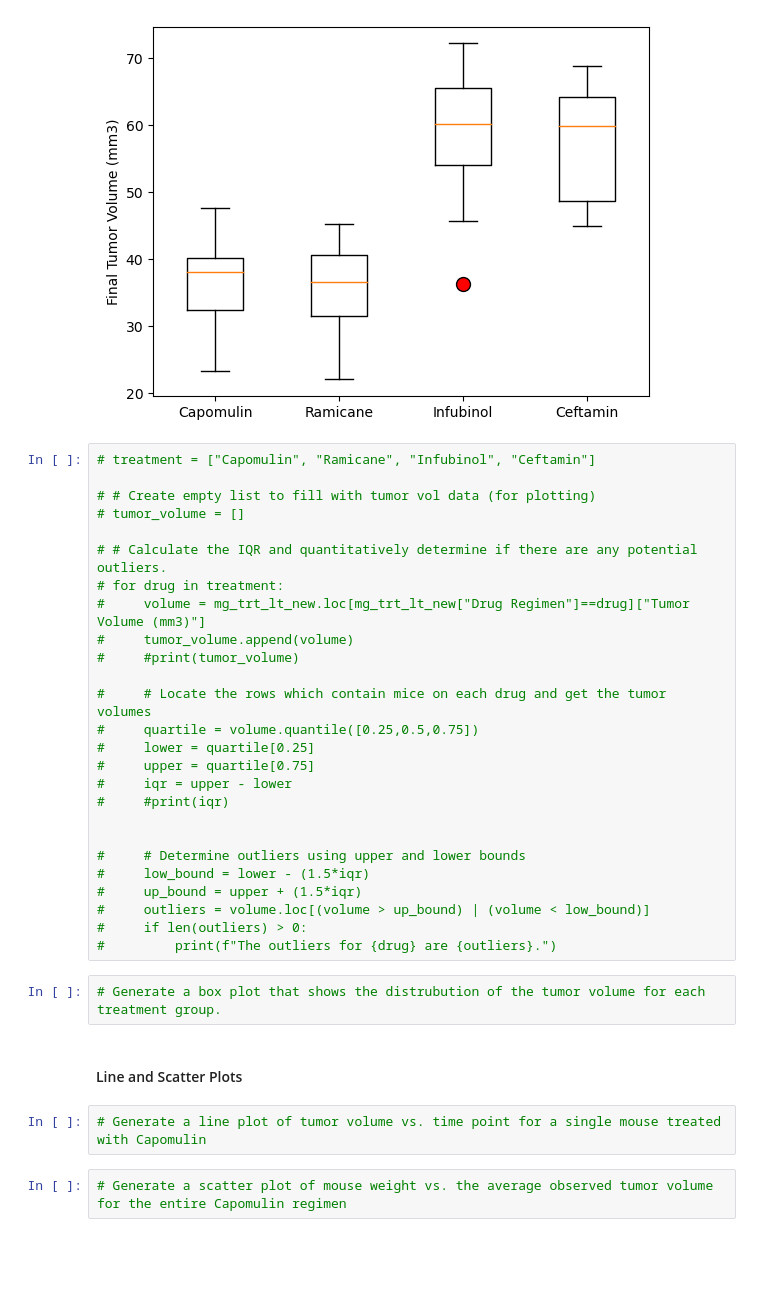
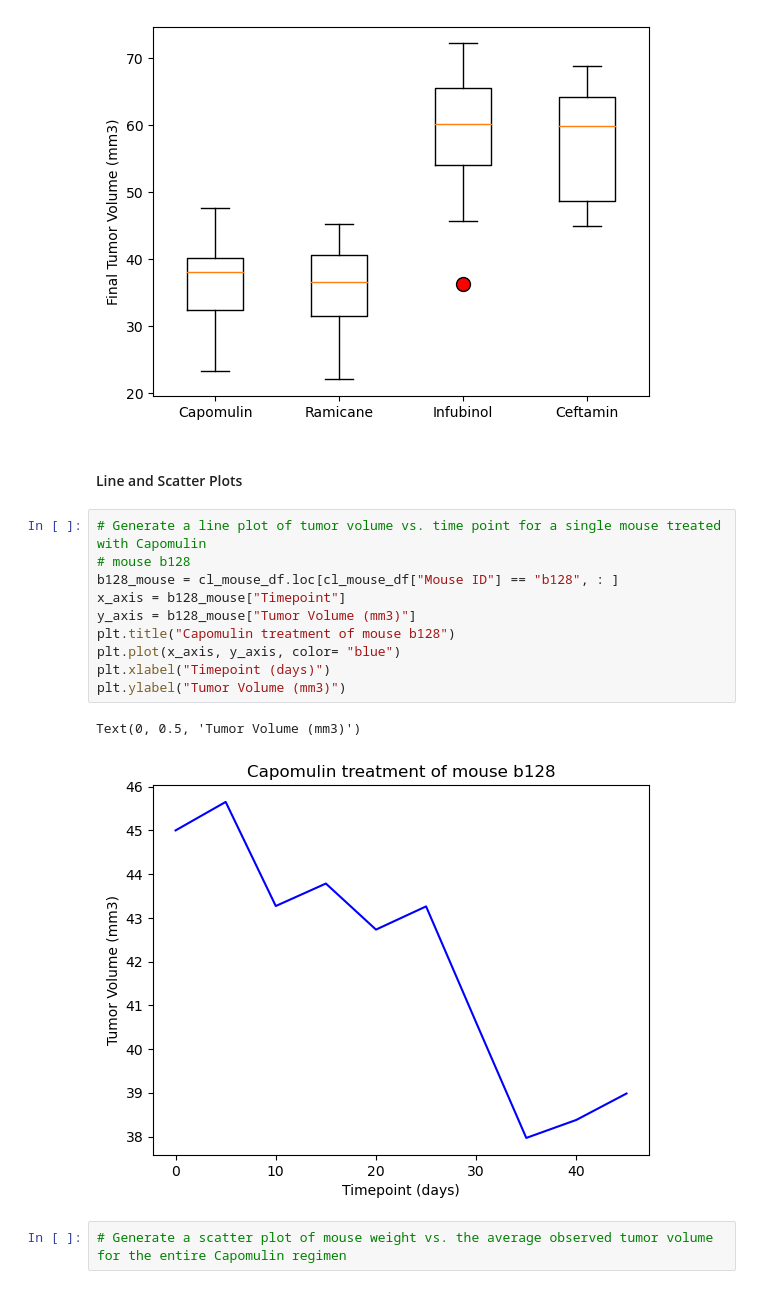
Before and after one commit to sallyca530/Matplotlib-Challenge, a Jupyter notebook: Pymaceuticals/main_py/mainPymaceuticals.ipynb, the cells around one changed output. Cells and saved outputs as stored; diff of their text form; blank space fills up the shorter version.

Commit message:
line plot complete

```diff
--- a/Pymaceuticals/main_py/mainPymaceuticals.ipynb
+++ b/Pymaceuticals/main_py/mainPymaceuticals.ipynb
@@ -341,38 +341,21 @@ plt.ylabel("Final Tumor Volume (mm3)")
 # %% [output]
 Text(0, 0.5, 'Final Tumor Volume (mm3)')
 [figure]
-# %%
-# treatment = ["Capomulin", "Ramicane", "Infubinol", "Ceftamin"]
-
-# # Create empty list to fill with tumor vol data (for plotting)
-# tumor_volume = []
-
-# # Calculate the IQR and quantitatively determine if there are any potential outliers.
-# for drug in treatment:
-#     volume = mg_trt_lt_new.loc[mg_trt_lt_new["Drug Regimen"]==drug]["Tumor Volume (mm3)"]
-#     tumor_volume.append(volume)
-#     #print(tumor_volume)
-
-#     # Locate the rows which contain mice on each drug and get the tumor volumes
-#     quartile = volume.quantile([0.25,0.5,0.75])
-#     lower = quartile[0.25]
-#     upper = quartile[0.75]
-#     iqr = upper - lower
-#     #print(iqr)
-
-
-#     # Determine outliers using upper and lower bounds
-#     low_bound = lower - (1.5*iqr)
-#     up_bound = upper + (1.5*iqr)
-#     outliers = volume.loc[(volume > up_bound) | (volume < low_bound)]
-#     if len(outliers) > 0:
-#         print(f"The outliers for {drug} are {outliers}.")
-# %%
-# Generate a box plot that shows the distrubution of the tumor volume for each treatment group.
 # %% [markdown]
 #### Line and Scatter Plots
 # %%
 # Generate a line plot of tumor volume vs. time point for a single mouse treated with Capomulin
+# mouse b128
+b128_mouse = cl_mouse_df.loc[cl_mouse_df["Mouse ID"] == "b128", : ]
+x_axis = b128_mouse["Timepoint"]
+y_axis = b128_mouse["Tumor Volume (mm3)"]
+plt.title("Capomulin treatment of mouse b128")
+plt.plot(x_axis, y_axis, color= "blue")
+plt.xlabel("Timepoint (days)")
+plt.ylabel("Tumor Volume (mm3)")
+# %% [output]
+Text(0, 0.5, 'Tumor Volume (mm3)')
+[figure, added]
 # %%
 # Generate a scatter plot of mouse weight vs. the average observed tumor volume for the entire Capomulin regimen
 # %% [markdown]
```
